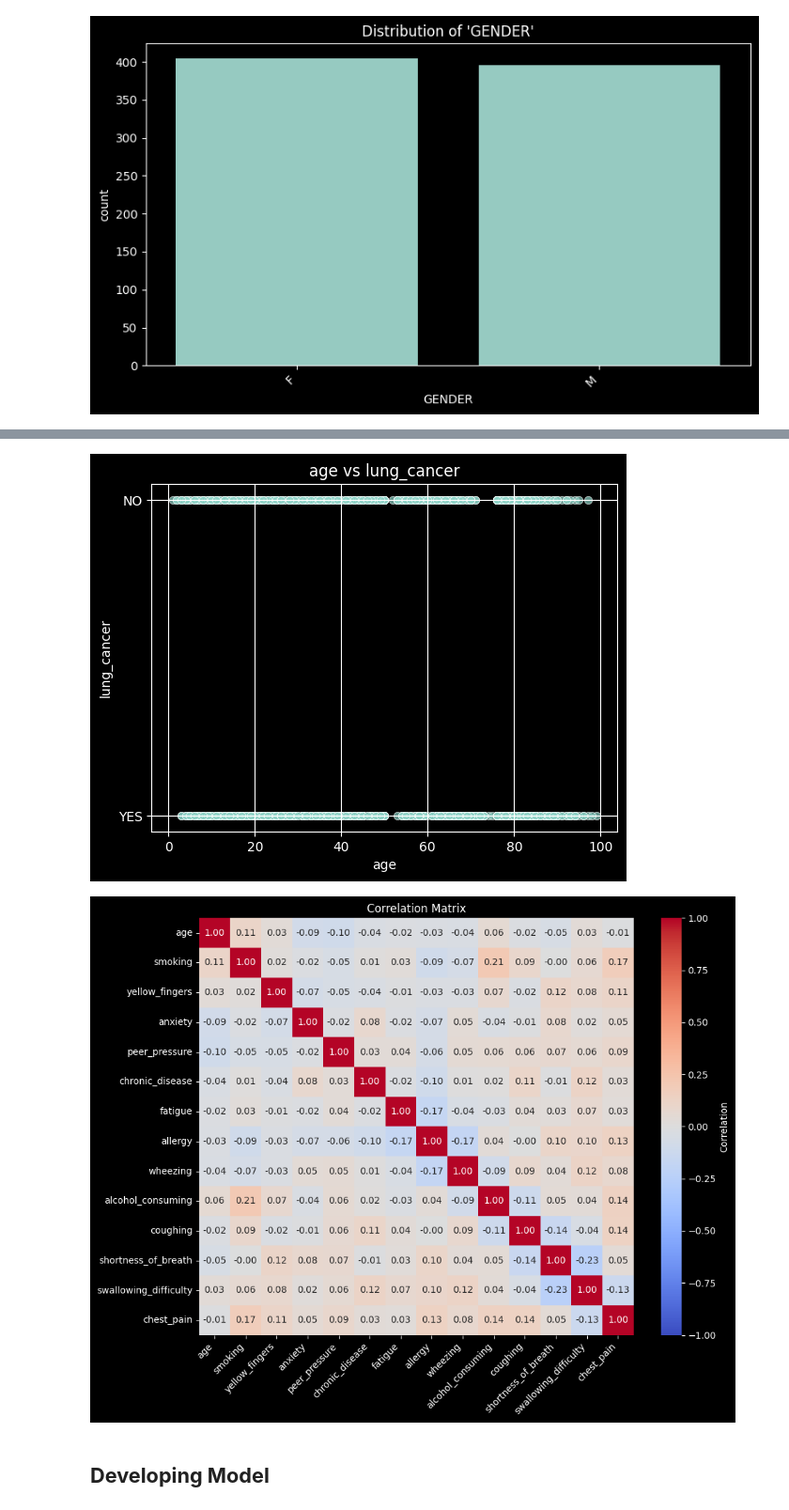
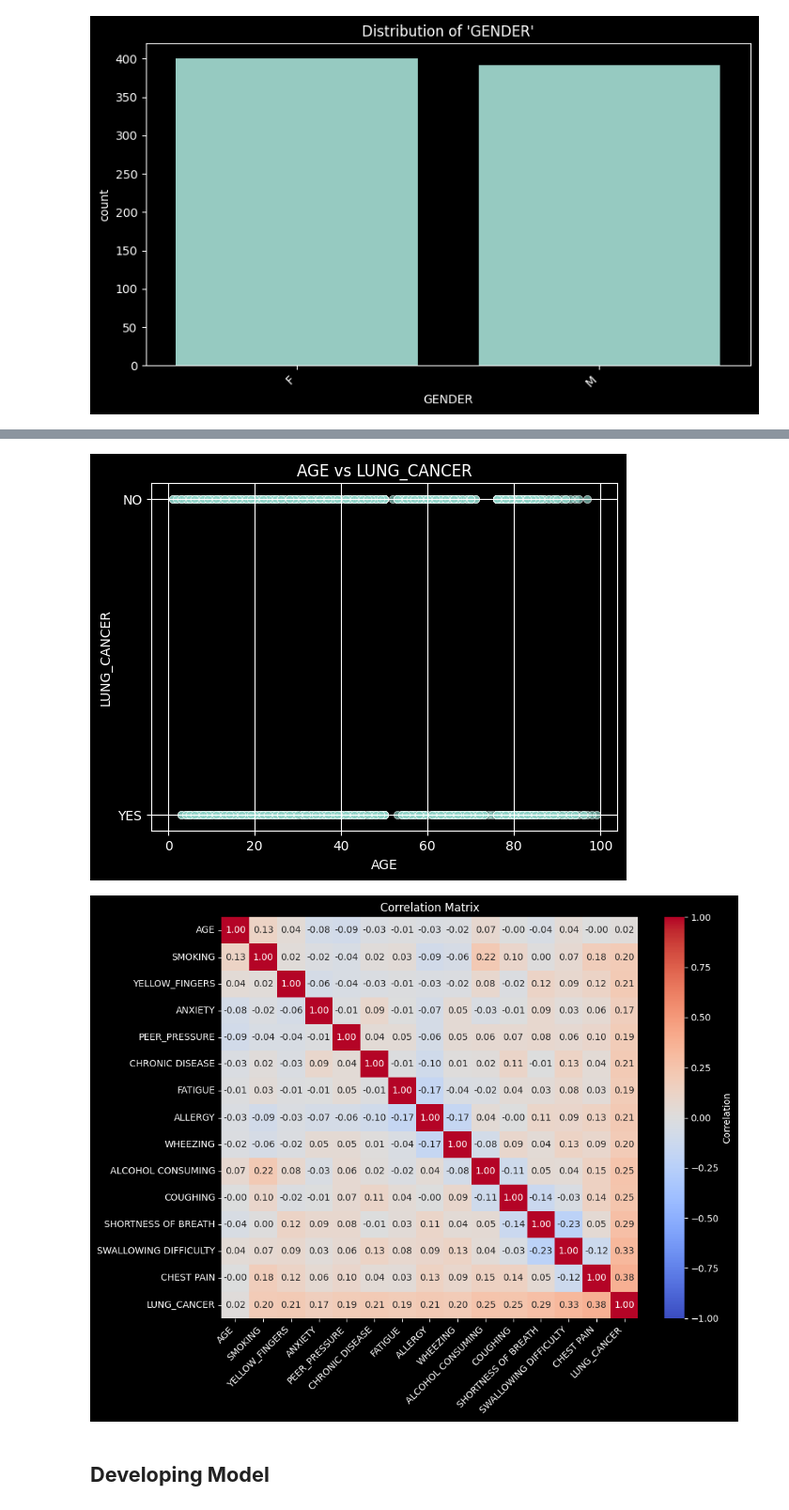
Before and after one commit to crbsdndr/cancer_detection, a Jupyter notebook: main.ipynb, the cells around one changed output, grey strips where cells are left out. Shown at 94% size. Saved outputs shown, nothing was run; the diff lists cells and outputs as text; code cells hidden in the pictures.

```diff
--- a/main.ipynb
+++ b/main.ipynb
@@ -247,0 +223,8 @@ def encoding(*, dataset, column_):
+# %%
+lung_cleaned_train = lung_synthetics.copy()
+
+lung_cleaned_train = drop_duplicates_(dataset=lung_cleaned_train)
+
+lung_cleaned_validation = validation_data.copy()
+
+lung_cleaned_validation = drop_duplicates_(dataset=lung_cleaned_validation)
@@ -247,0 +238,15 @@ def encoding(*, dataset, column_):
+# %%
+lung_scaled_train = lung_cleaned_train.copy()
+
+scaler, lung_scaled_train = scale(dataset=lung_scaled_train, column_="AGE")
+lung_scaled_train[lung_scaled_train.drop(columns=["AGE", "LUNG_CANCER", "GENDER"]).columns] = lung_scaled_train[
+    lung_scaled_train.drop(columns=["AGE", "LUNG_CANCER", "GENDER"]).columns
+] - 1
+
+lung_scaled_validation = lung_cleaned_validation.copy()
+
+lung_scaled_validation["AGE"] = scaler.transform(lung_scaled_validation[["AGE"]])
+print("Column age succesfully scaled in the given dataset.")
+lung_scaled_validation[lung_scaled_validation.drop(columns=["AGE", "LUNG_CANCER", "GENDER"]).columns] = lung_scaled_validation[
+    lung_scaled_validation.drop(columns=["AGE", "LUNG_CANCER", "GENDER"]).columns
+] - 1
@@ -247,0 +258,9 @@ def encoding(*, dataset, column_):
+# %%
+lung_encoded_train = lung_scaled_train.copy()
+
+label_encoder, lung_encoded_train = encoding(dataset=lung_encoded_train, column_="LUNG_CANCER")
+
+lung_encoded_validation = lung_scaled_validation.copy()
+
+lung_encoded_validation["LUNG_CANCER"] = label_encoder.transform(lung_encoded_validation["LUNG_CANCER"])
+print("Column LUNG_CANCER succesfully encoded in the given dataset.")
@@ -248,12 +270,12 @@ def encoding(*, dataset, column_):
 # %% [markdown]
 ### **Action from Data Exploration**
 # %%
-lung_explored_train = lung_synthetics.copy()
+lung_explored_train = lung_encoded_train.copy()
 lung_explored_train.drop(
     columns=["GENDER"], inplace=True
 )
 
-lung_explored_validation = validation_data.copy()
+lung_explored_validation = lung_encoded_validation.copy()
 lung_explored_validation.drop(
     columns=["GENDER"], inplace=True
 )
@@ -383,11 +356,11 @@ generate_boxplot(dataset=lung_cleaned_train, column_="age")
 # %%
-create_scatter_plot(dataset=lung_cleaned_train, feature_x="age", feature_y="lung_cancer")
+create_scatter_plot(dataset=lung_cleaned_train, feature_x="AGE", feature_y="LUNG_CANCER")
 # %% [output]
-[figure, old version]
+[figure, new version]
 # %%
-show_correlation_matrix(dataset=lung_cleaned_train)
+show_correlation_matrix(dataset=lung_explored_train)
 # %% [output]
-[figure, old version]
+[figure, new version]
 # %% [markdown]
 ## **Developing Model**
 # %% [markdown]
```
Also changed, not shown: parts of 44 cells of this notebook, 12 other files.
